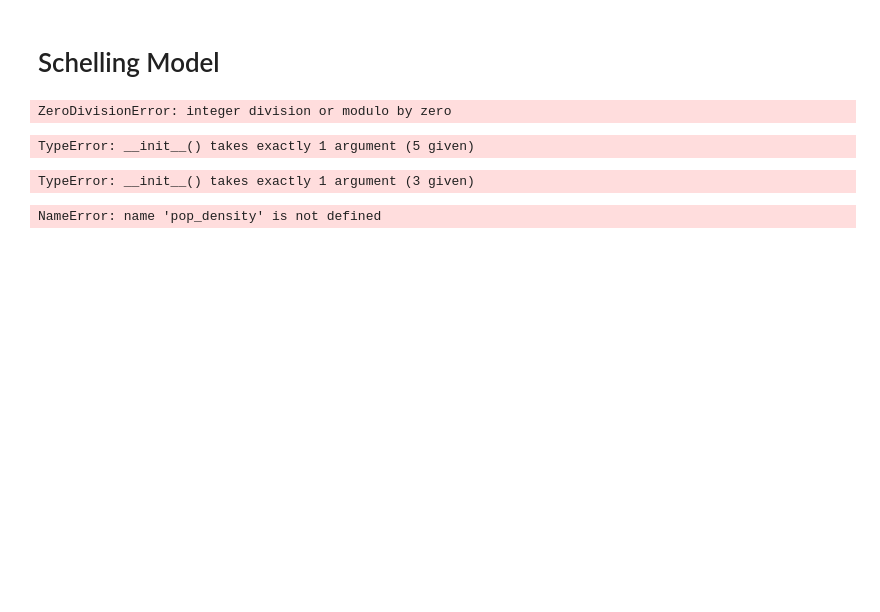
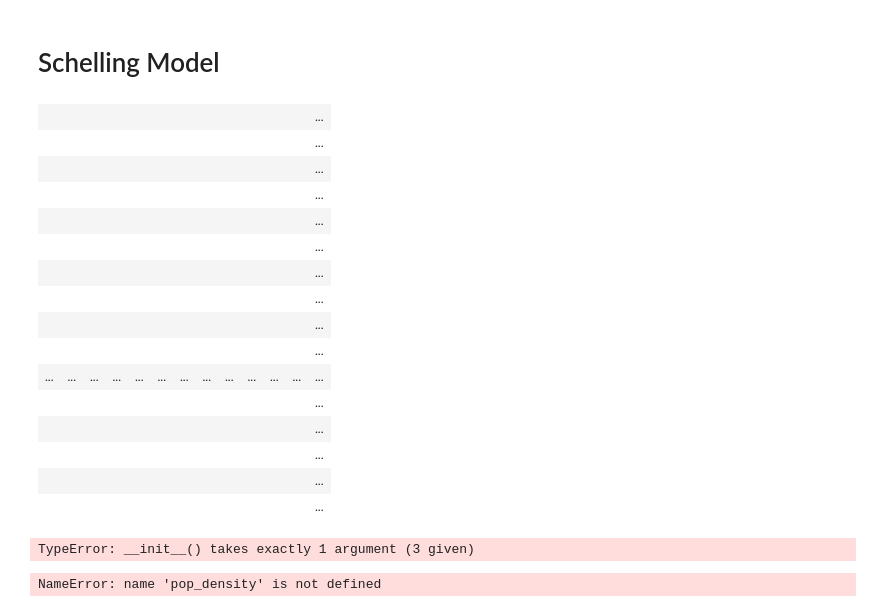
Before and after one commit to jparke08/PHYS202-S14, a Jupyter notebook: Project.ipynb, the cells around one changed output. Cells and saved outputs as stored; diff of their text form; code cells hidden in the pictures; blank space fills up the shorter version.

```diff
--- a/Project.ipynb
+++ b/Project.ipynb
@@ -151,53 +151,69 @@ def run_shell_model(threshold,system,round,movers,nulls):
         system.show()
         nulls = []
 def start_button(widget):
-    run_shell_model(threshold.value,system,round,movers,nulls)
+    run_shell_model(threshold.value,system.result,round,movers,nulls)
 def reset_button(widget):
     clear_output()
     system = make_system(pop_density.value,blue_concentration.value,size.value)
 
 
 
 
 ##################################################
 red = (255,0,0)
 blue = (0,0,255)
 white = (0, 0, 0)
 round = 0
 movers = []
 nulls = []
 
 
-pop_density = widgets.FloatSliderWidget(description = "Poplulation Density")
-display(pop_density)
+#pop_density = widgets.FloatSliderWidget(description = "Poplulation Density")
+#display(pop_density)
 
-blue_concentration = widgets.FloatSliderWidget(description = "Red/Blue")
-display(blue_concentration)
+#blue_concentration = widgets.FloatSliderWidget(description = "Red/Blue")
+#display(blue_concentration)
 
-size = widgets.IntSliderWidget(min = 10,max = 50,description = "Size",valinit=25)
-display(size)
+#size = widgets.IntSliderWidget(min = 10,max = 50,description = "Size",value=25)
+#display(size)
 
 threshold = widgets.FloatSliderWidget(description = "Threshold")
 display(threshold)
 
-system = make_system(pop_density.value,blue_concentration.value,size.value)
+#system = make_system(pop_density.value,blue_concentration.value,size.value)
 
-#system = interactive(make_system,pop_density=(0,100),blue_concentration=(0,100),size=(0,50),threshold=(0.,100.))
-#display(system)
+
+
+system = interactive(make_system,pop_density=(0,100),blue_concentration=(0,100),size=(0,50),threshold=(0.,100.))
+display(system)
+
 
 start = widgets.ButtonWidget(description='Start')
 start.on_click(start_button)
 display(start)
 reset = widgets.ButtonWidget(description='Reset')
 reset.on_click(reset_button)
 display(reset)
 # %% [output]
-ZeroDivisionError: integer division or modulo by zero
+|  |  |  |  |  |  |  |  |  |  |  |  | ... |
+|  |  |  |  |  |  |  |  |  |  |  |  | ... |
+|  |  |  |  |  |  |  |  |  |  |  |  | ... |
+|  |  |  |  |  |  |  |  |  |  |  |  | ... |
+|  |  |  |  |  |  |  |  |  |  |  |  | ... |
+|  |  |  |  |  |  |  |  |  |  |  |  | ... |
+|  |  |  |  |  |  |  |  |  |  |  |  | ... |
+|  |  |  |  |  |  |  |  |  |  |  |  | ... |
+|  |  |  |  |  |  |  |  |  |  |  |  | ... |
+|  |  |  |  |  |  |  |  |  |  |  |  | ... |
+| ... | ... | ... | ... | ... | ... | ... | ... | ... | ... | ... | ... | ... |
+|  |  |  |  |  |  |  |  |  |  |  |  | ... |
+|  |  |  |  |  |  |  |  |  |  |  |  | ... |
+|  |  |  |  |  |  |  |  |  |  |  |  | ... |
+|  |  |  |  |  |  |  |  |  |  |  |  | ... |
+|  |  |  |  |  |  |  |  |  |  |  |  | ... |
 # %%
-size = widgets.IntSliderWidget(10,50,valinit=20,description = "Size")
+size = widgets.IntSliderWidget(min=10,max=50,value=20,description = "Size")
 display(size)
-# %% [output]
-TypeError: __init__() takes exactly 1 argument (5 given)
 # %%
 size = widgets.IntSliderWidget(min = -5, max = 5)
 display(size)
```
Also changed, not shown: parts of 2 cells of this notebook, 3 other files.
